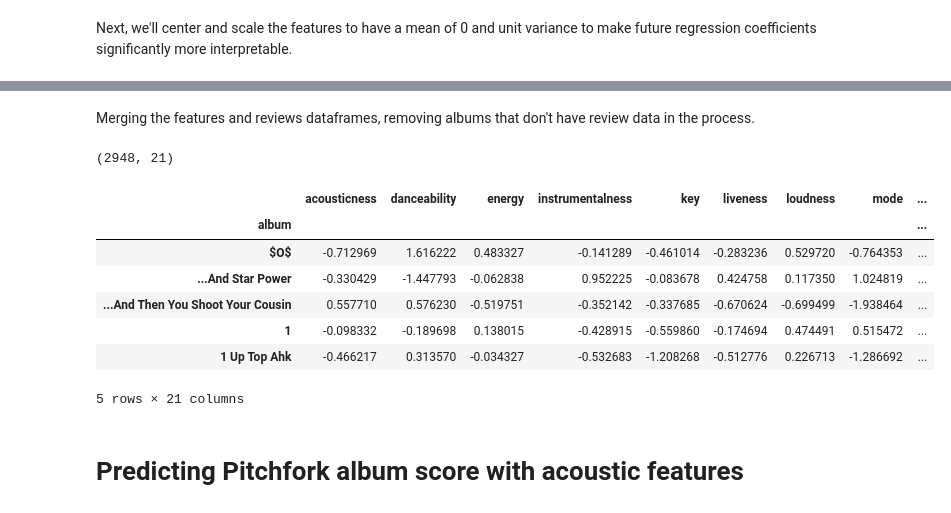
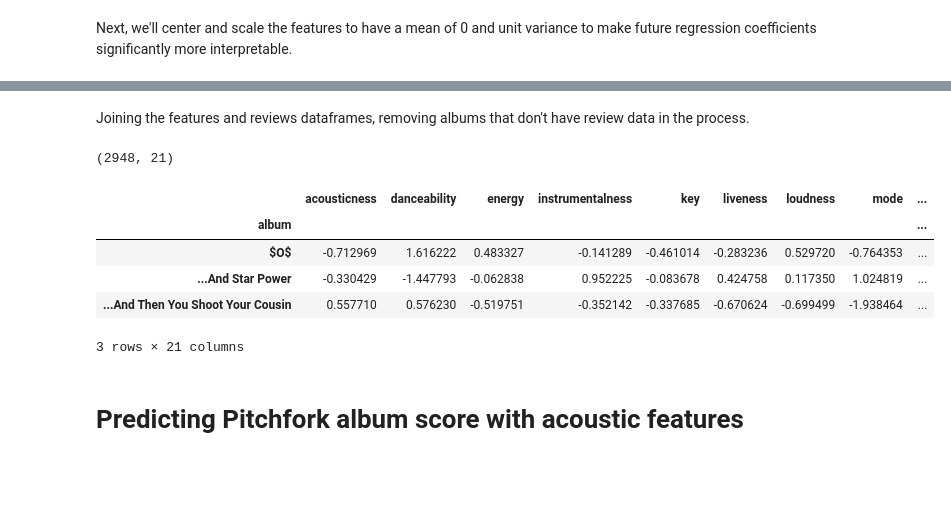
Before and after one commit to shaiyon/Spotify-Analysis, a Jupyter notebook: Exploratory Data Analysis.ipynb, the cells around one changed output, grey strips where cells are left out. Drawn from its saved outputs; the diff is of its cells as text; code cells hidden in the pictures; blank space fills up the shorter version.

```diff
--- a/Exploratory Data Analysis.ipynb
+++ b/Exploratory Data Analysis.ipynb
@@ -44,5 +42 @@ Night Visions                            327
 Name: rank, dtype: int64
-# %%
-acoustic_features = pd.read_csv('acoustic_features.csv', index_col=0)
-print(acoustic_features.shape)
-acoustic_features.head()
@@ -133,20 +127,18 @@ reviews.head()
 # %% [markdown]
-Merging the features and reviews dataframes, removing albums that don't have review data in the process.
+Joining the features and reviews dataframes, removing albums that don't have review data in the process.
 # %%
-# Merge features and reviews, remove albums that don't have review data.
+# Join features and reviews, remove albums that don't have review data.
 data = features.join(reviews).dropna()
 print(data.shape)
-data.head()
+data.head(3)
 # %% [output]
 (2948, 21)
 |  | acousticness | danceability | energy | instrumentalness | key | liveness | loudness | mode | ... |
 | album |  |  |  |  |  |  |  |  | ... |
 | $O$ | -0.712969 | 1.616222 | 0.483327 | -0.141289 | -0.461014 | -0.283236 | 0.529720 | -0.764353 | ... |
 | ...And Star Power | -0.330429 | -1.447793 | -0.062838 | 0.952225 | -0.083678 | 0.424758 | 0.117350 | 1.024819 | ... |
 | ...And Then You Shoot Your Cousin | 0.557710 | 0.576230 | -0.519751 | -0.352142 | -0.337685 | -0.670624 | -0.699499 | -1.938464 | ... |
-| 1 | -0.098332 | -0.189698 | 0.138015 | -0.428915 | -0.559860 | -0.174694 | 0.474491 | 0.515472 | ... |
-| 1 Up Top Ahk | -0.466217 | 0.313570 | -0.034327 | -0.532683 | -1.208268 | -0.512776 | 0.226713 | -1.286692 | ... |
-5 rows × 21 columns
+3 rows × 21 columns
 # %% [markdown]
 # Predicting Pitchfork album score with acoustic features
 # %%
```
Also changed, not shown: parts of 9 cells of this notebook.
